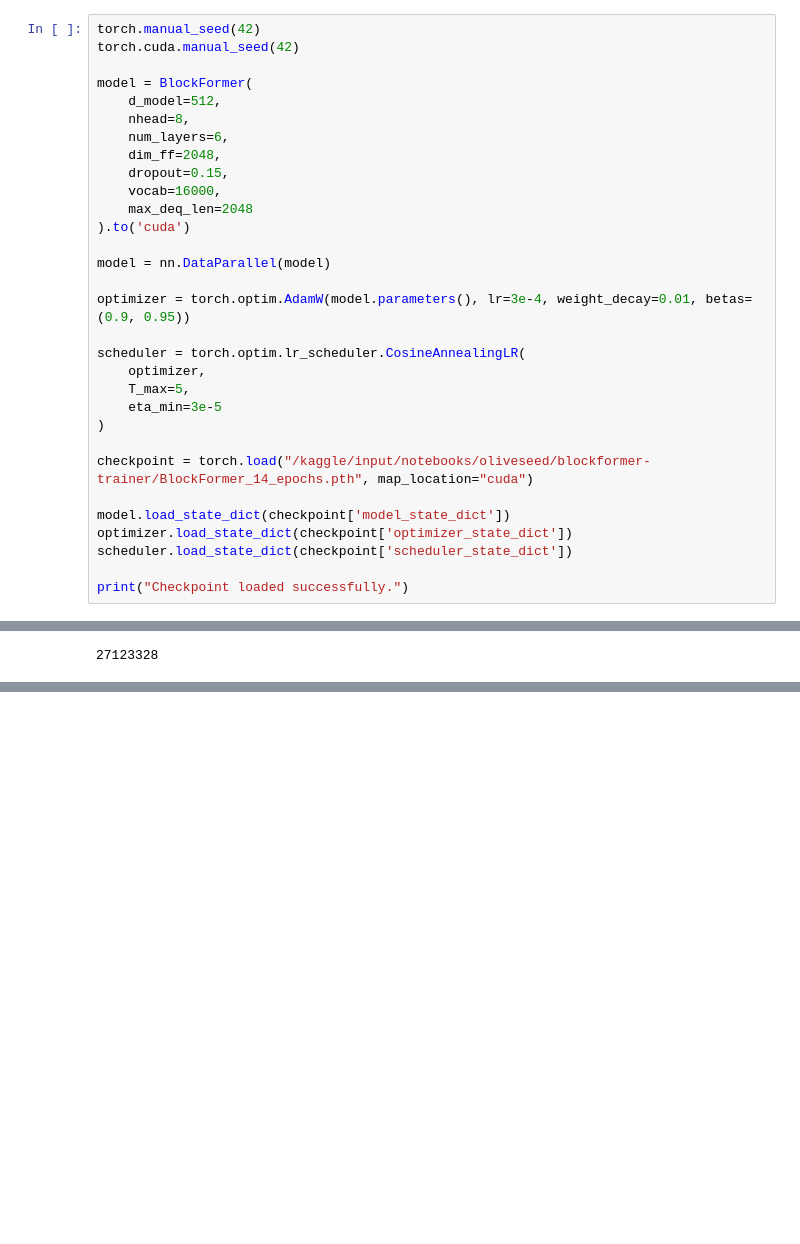
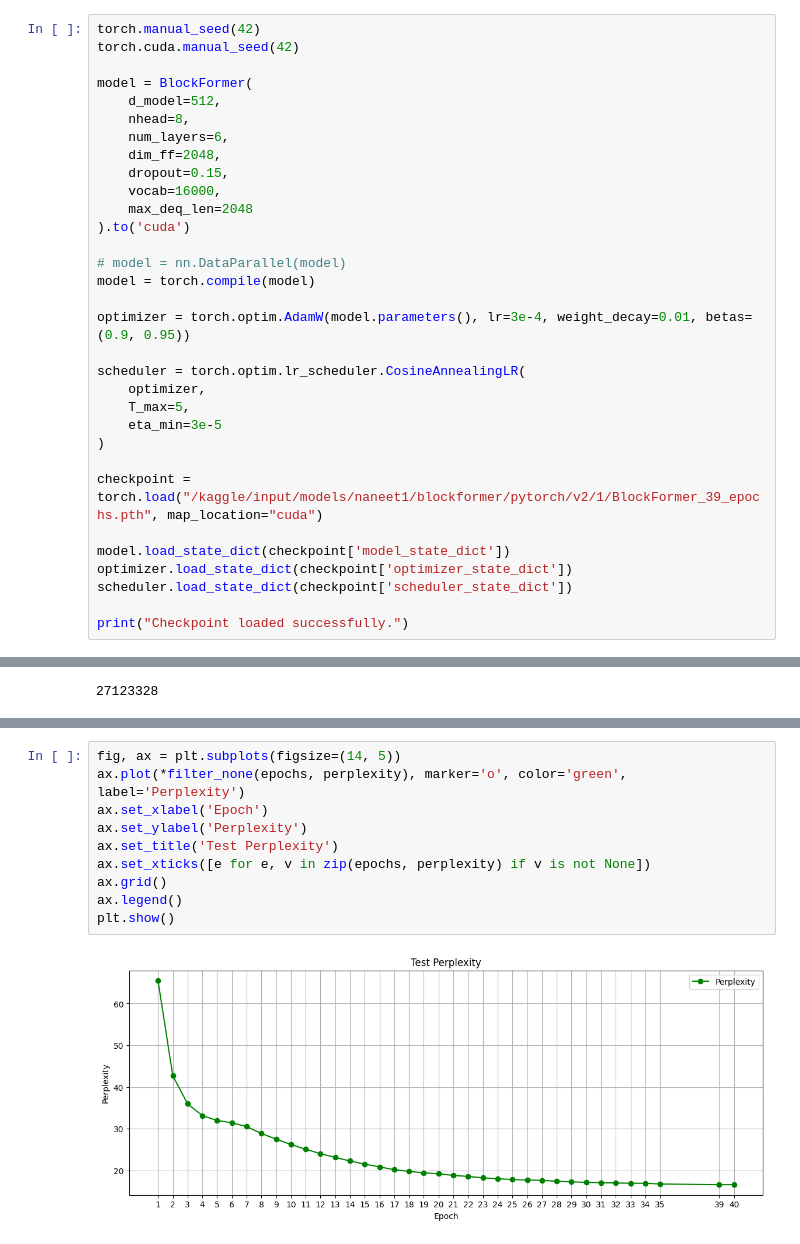
Before and after one commit to Naneet/BlockFormer, a Jupyter notebook: notebooks/blockformer-inference.ipynb, the cells around one changed output, grey strips where cells are left out. Cells and saved outputs as stored; diff of their text form; blank space fills up the shorter version.

```diff
--- a/notebooks/blockformer-inference.ipynb
+++ b/notebooks/blockformer-inference.ipynb
@@ -497,7 +499,8 @@ model = BlockFormer(
     max_deq_len=2048
 ).to('cuda')
 
-model = nn.DataParallel(model)
+# model = nn.DataParallel(model)
+model = torch.compile(model)
 
 optimizer = torch.optim.AdamW(model.parameters(), lr=3e-4, weight_decay=0.01, betas=(0.9, 0.95))
 
@@ -507,7 +510,7 @@ scheduler = torch.optim.lr_scheduler.CosineAnnealingLR(
     eta_min=3e-5
 )
 
-checkpoint = torch.load("/kaggle/input/notebooks/oliveseed/blockformer-trainer/BlockFormer_14_epochs.pth", map_location="cuda")
+checkpoint = torch.load("/kaggle/input/models/naneet1/blockformer/pytorch/v2/1/BlockFormer_39_epochs.pth", map_location="cuda")
 
 model.load_state_dict(checkpoint['model_state_dict'])
 optimizer.load_state_dict(checkpoint['optimizer_state_dict'])
@@ -633,0 +679,12 @@ sum(p.numel() for p in model.parameters())
+# %%
+fig, ax = plt.subplots(figsize=(14, 5))
+ax.plot(*filter_none(epochs, perplexity), marker='o', color='green', label='Perplexity')
+ax.set_xlabel('Epoch')
+ax.set_ylabel('Perplexity')
+ax.set_title('Test Perplexity')
+ax.set_xticks([e for e, v in zip(epochs, perplexity) if v is not None])
+ax.grid()
+ax.legend()
+plt.show()
+# %% [output]
+[figure, added]
```
Also changed, not shown: parts of 7 cells of this notebook.
